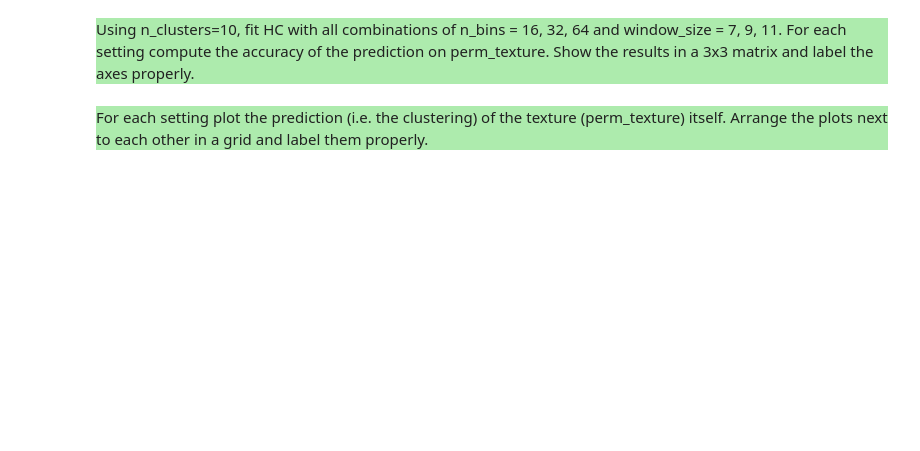
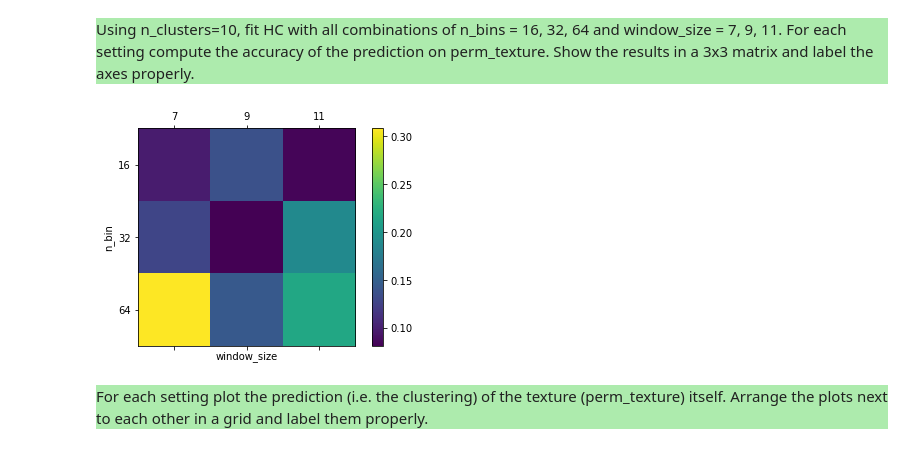
Before and after one commit to mcreng/stat-learning, a Jupyter notebook: slt-ce-4.ipynb, the cells around one changed output. Drawn from its saved outputs; the diff is of its cells as text; code cells hidden in the pictures; blank space fills up the shorter version.

```diff
--- a/slt-ce-4.ipynb
+++ b/slt-ce-4.ipynb
@@ -222,3 +356,31 @@ predicted_perm_label_map = HC.predict(perm_texture)
+# %%
+# 3x3 Matrix with accuracy scores of the different parameter combination
+maps = []
+for n_bins in [16, 32, 64]:
+    for window_size in [7, 9, 11]:
+        HC = HistogramClustering(n_bins=n_bins, window_size=window_size)
+        HC.fit(texture)
+        maps.append((n_bins, window_size, HC.predict(perm_texture)))
+# %%
+accuracies = []
+for n_bins, window_size, m in maps:
+    cm = skl.metrics.confusion_matrix(perm_label_map.reshape(-1), m.reshape(-1))
+    order = np.array(argcmsort(cm))
+    accuracies.append((n_bins, window_size, skl.metrics.accuracy_score(perm_label_map.reshape(-1), order[m.reshape(-1)])))
+# %%
+accuaracies_matrix = np.array(list(map(lambda v: v[-1], accuracies))).reshape(3,3)
+fig = plt.figure()
+ax = fig.add_subplot(111)
+cax = ax.matshow(accuaracies_matrix)
+
+ax.set_xticklabels([None, 7, 9, 11])
+ax.set_xlabel('window_size')
+ax.set_yticklabels([None, 16, 32, 64])
+ax.set_ylabel('n_bin')
+fig.colorbar(cax)
+plt.show()
+# %% [output]
+[figure, added]
 # %% [markdown]
 <p style="background-color:#adebad;">
     For each setting plot the prediction (i.e. the clustering) of the texture (perm_texture) itself. Arrange the plots next to each other in a grid and label them properly.
```
Also changed, not shown: parts of 26 cells of this notebook, 1 other file.
